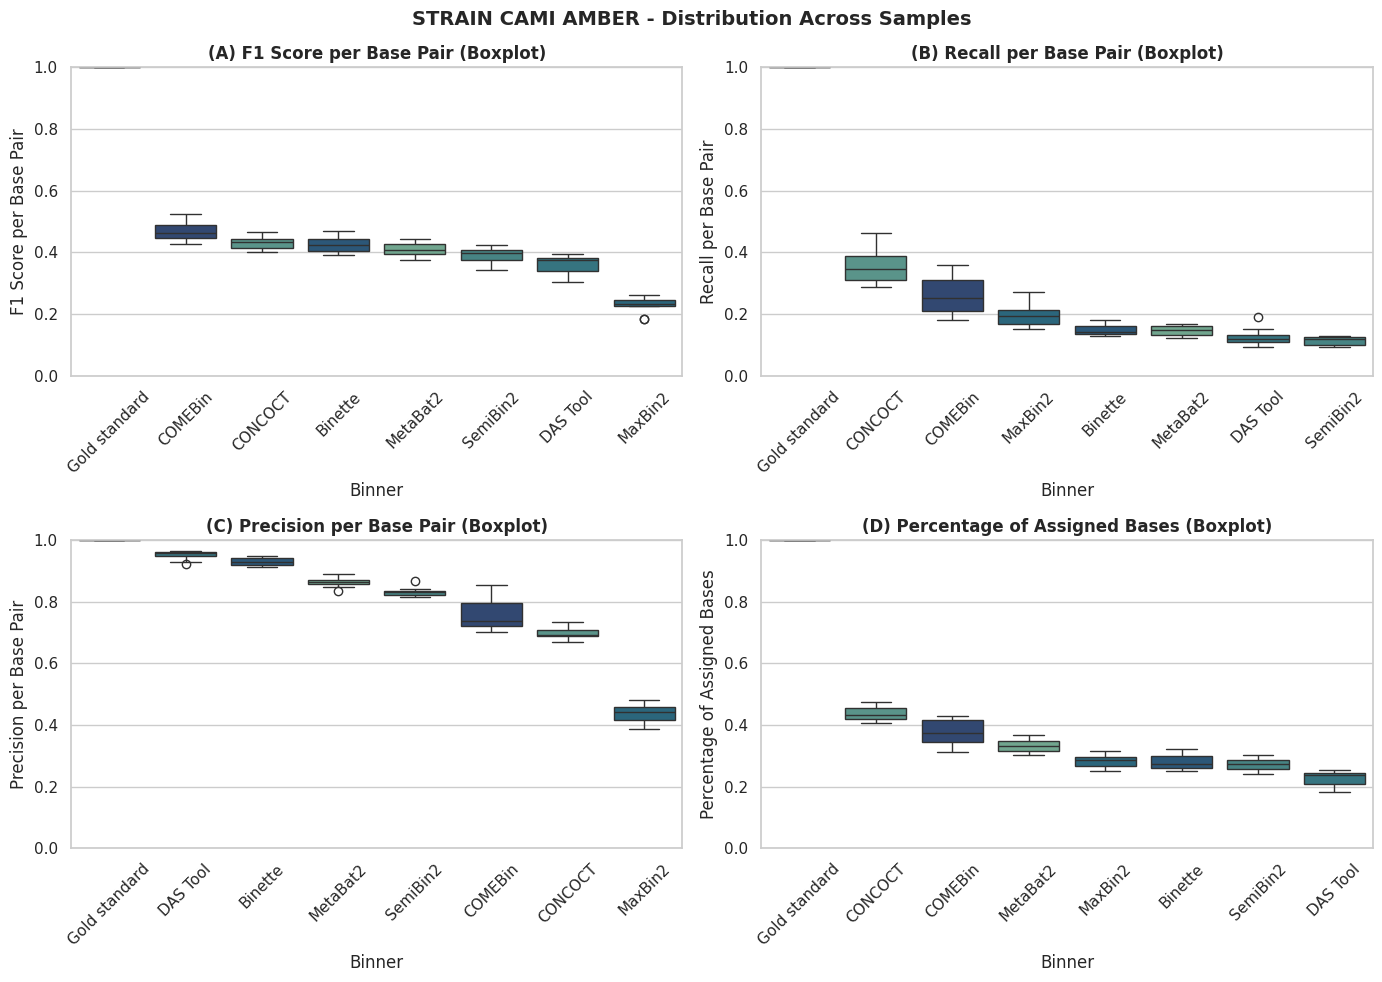
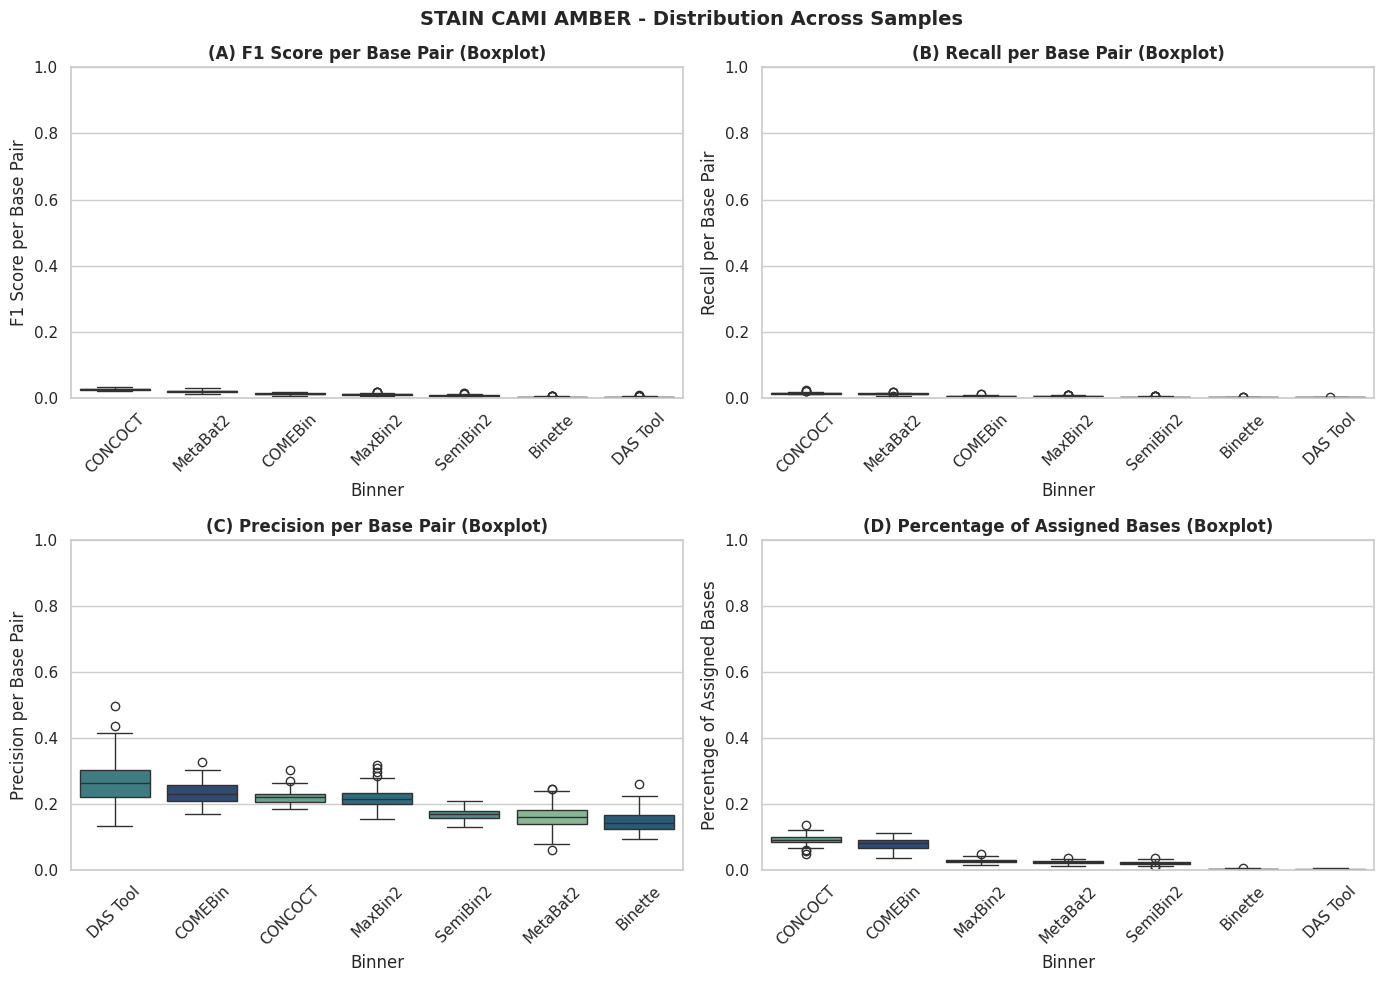
The notebook cell's code change between the first figure and the second:
--- before
+++ after
@@ -21,4 +21,5 @@
     df = pd.read_csv(filepath, sep="\t", index_col="Sample")
     df = df[df["binning type"] == "genome"].reset_index()
+    df = df[df["Tool"] != "Gold standard"]
     return df
 
@@ -95,4 +96,120 @@
     plt.show()
 
+def plot_violins(df, dataset):
+    fig, axes = plt.subplots(2, 2, figsize=(14, 10))
+    fig.subplots_adjust(hspace=0.35, wspace=0.3)
+
+    for ax, (col, ylabel, label) in zip(axes.flatten(), metrics):
+
+        order = (
+            df.groupby("Tool")[col]
+            .mean()
+            .sort_values(ascending=False)
+            .index
+        )
+
+        sns.violinplot(
+            data=df,
+            x="Tool",
+            y=col,
+            hue="Tool",
+            order=order,
+            palette="crest",
+            legend=False,
+            inner=None,
+            ax=ax
+        )
+
+        sns.stripplot(
+            data=df,
+            x="Tool",
+            y=col,
+            order=order,
+            color="black",
+            size=3,
+            alpha=0.5,
+            ax=ax
+        )
+
+        ax.set_title(f"{label} {ylabel} (Violin)")
+        ax.set_xlabel("Binner")
+        ax.set_ylabel(ylabel)
+        ax.tick_params(axis="x", rotation=45)
+
+    plt.suptitle(
+        f"{dataset.upper()} CAMI AMBER - Sample Distributions",
+        fontsize=14,
+        weight="bold"
+    )
+
+    plt.tight_layout()
+
+    plt.savefig(
+        os.path.join(output_dir, f"{dataset}_violins.png"),
+        dpi=300,
+        bbox_inches="tight"
+    )
+
+    plt.savefig(
+        os.path.join(output_dir, f"{dataset}_violins.svg"),
+        bbox_inches="tight"
+    )
+
+    plt.show()
+
+def plot_heatmap(df, dataset):
+
+    metric_map = {
+        "f1_score_per_bp": "F1",
+        "recall_avg_bp": "Recall",
+        "precision_avg_bp": "Precision",
+        "percentage_of_assigned_bps": "Assigned"
+    }
+
+    metric_cols = list(metric_map.keys())
+
+    heatmap_df = (
+        df.groupby("Tool")[metric_cols]
+        .mean()
+        .rename(columns=metric_map)
+        .sort_values("F1", ascending=False)
+    )
+
+    plt.figure(figsize=(8, 5))
+
+    sns.heatmap(
+        heatmap_df,
+        annot=True,
+        fmt=".2f",
+        cmap="crest",
+        vmin=0,
+        vmax=1,
+        linewidths=0.5,
+        cbar_kws={"label": "Score"}
+    )
+
+    plt.title(
+        f"{dataset.upper()} CAMI AMBER - Mean Metrics",
+        fontsize=14,
+        weight="bold"
+    )
+
+    plt.xlabel("")
+    plt.ylabel("Tool")
+
+    plt.tight_layout()
+
+    plt.savefig(
+        os.path.join(output_dir, f"{dataset}_heatmap.png"),
+        dpi=300,
+        bbox_inches="tight"
+    )
+
+    plt.savefig(
+        os.path.join(output_dir, f"{dataset}_heatmap.svg"),
+        bbox_inches="tight"
+    )
+
+    plt.show()
 
 def process_file(filepath):
@@ -103,5 +220,8 @@
 
     plot_boxplots(df, dataset)
-    plot_means(df, dataset)
+    plot_means(df, dataset)   
+    
+    plot_violins(df, dataset)
+    plot_heatmap(df, dataset)
 
 

Commit: update notebook and add some new plots + fix naming